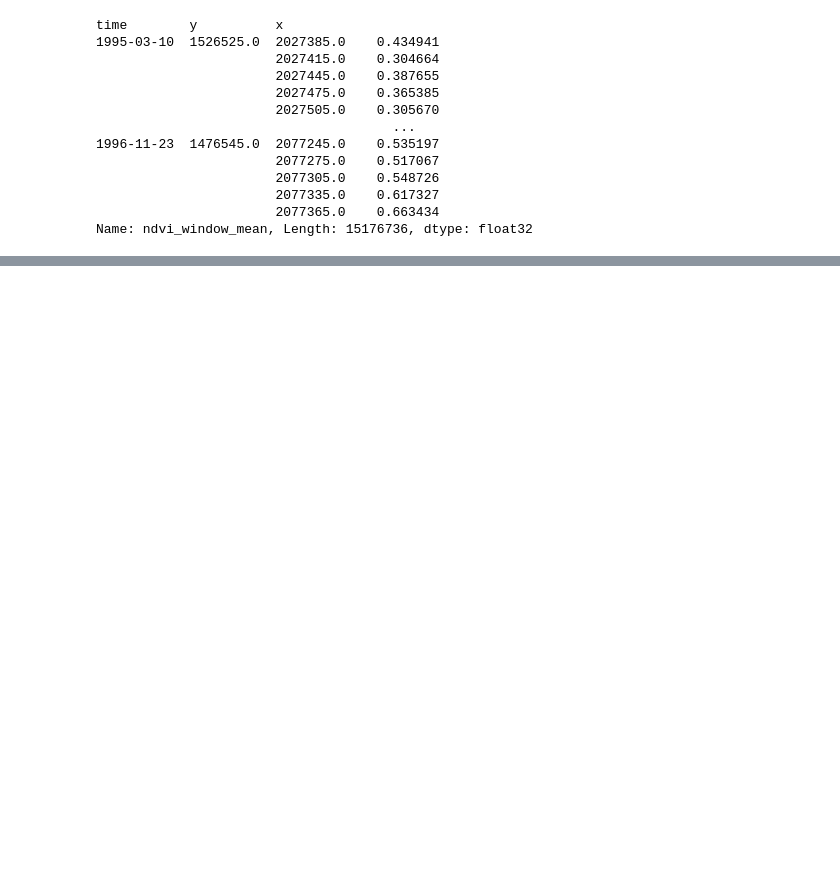
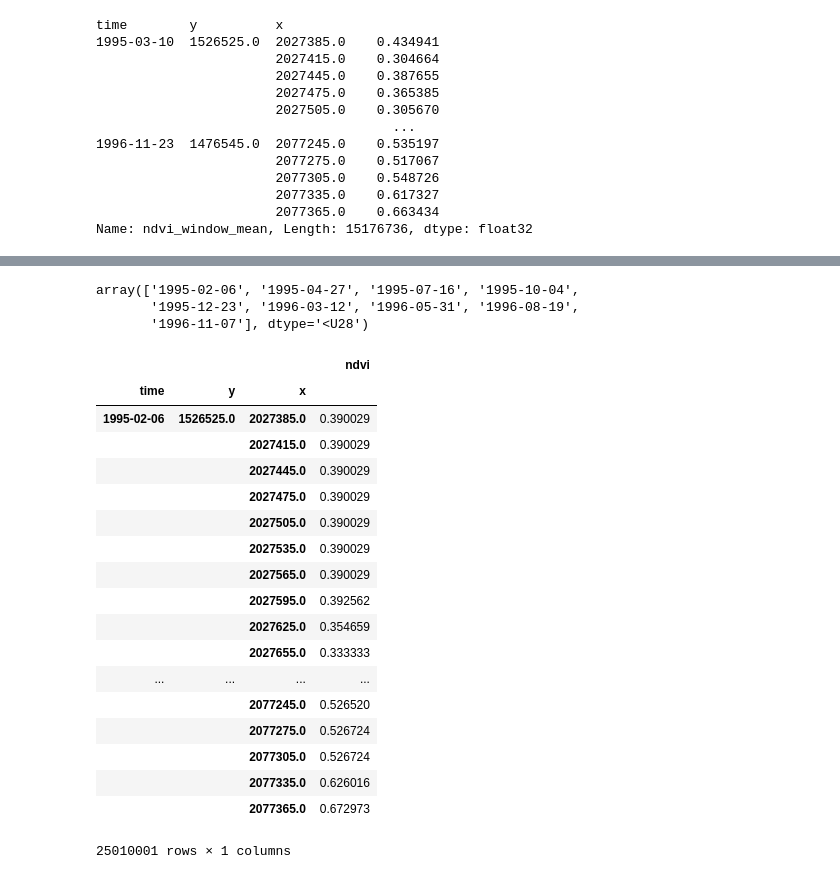
Before and after one commit to CONABIO/antares3-sandbox, a Jupyter notebook: notebooks/time_series_computation_xarray/time_series_computation_xarray_1.ipynb, the cells around one changed output, grey strips where cells are left out. Drawn from its saved outputs; the diff is of its cells as text; code cells hidden in the pictures; blank space fills up the shorter version.

```diff
--- a/notebooks/time_series_computation_xarray/time_series_computation_xarray_1.ipynb
+++ b/notebooks/time_series_computation_xarray/time_series_computation_xarray_1.ipynb
@@ -609,0 +968,4 @@ Name: ndvi_window_mean, Length: 15176736, dtype: float32
+# %%
+begin="1995-02-06"
+# %%
+begin_time = datetime.strptime(begin, '%Y-%m-%d')
@@ -609,0 +1002,6 @@ Name: ndvi_window_mean, Length: 15176736, dtype: float32
+# %%
+times
+# %% [output]
+array(['1995-02-06', '1995-04-27', '1995-07-16', '1995-10-04',
+       '1995-12-23', '1996-03-12', '1996-05-31', '1996-08-19',
+       '1996-11-07'], dtype='<U28')
@@ -609,0 +1010,22 @@ Name: ndvi_window_mean, Length: 15176736, dtype: float32
+# %%
+dframe_ts_1
+# %% [output]
+|  |  |  | ndvi |
+| time | y | x |  |
+| 1995-02-06 | 1526525.0 | 2027385.0 | 0.390029 |
+|  |  | 2027415.0 | 0.390029 |
+|  |  | 2027445.0 | 0.390029 |
+|  |  | 2027475.0 | 0.390029 |
+|  |  | 2027505.0 | 0.390029 |
+|  |  | 2027535.0 | 0.390029 |
+|  |  | 2027565.0 | 0.390029 |
+|  |  | 2027595.0 | 0.392562 |
+|  |  | 2027625.0 | 0.354659 |
+|  |  | 2027655.0 | 0.333333 |
+| ... | ... | ... | ... |
+|  |  | 2077245.0 | 0.526520 |
+|  |  | 2077275.0 | 0.526724 |
+|  |  | 2077305.0 | 0.526724 |
+|  |  | 2077335.0 | 0.626016 |
+|  |  | 2077365.0 | 0.672973 |
+25010001 rows × 1 columns
```
Also changed, not shown: parts of 68 cells of this notebook.
